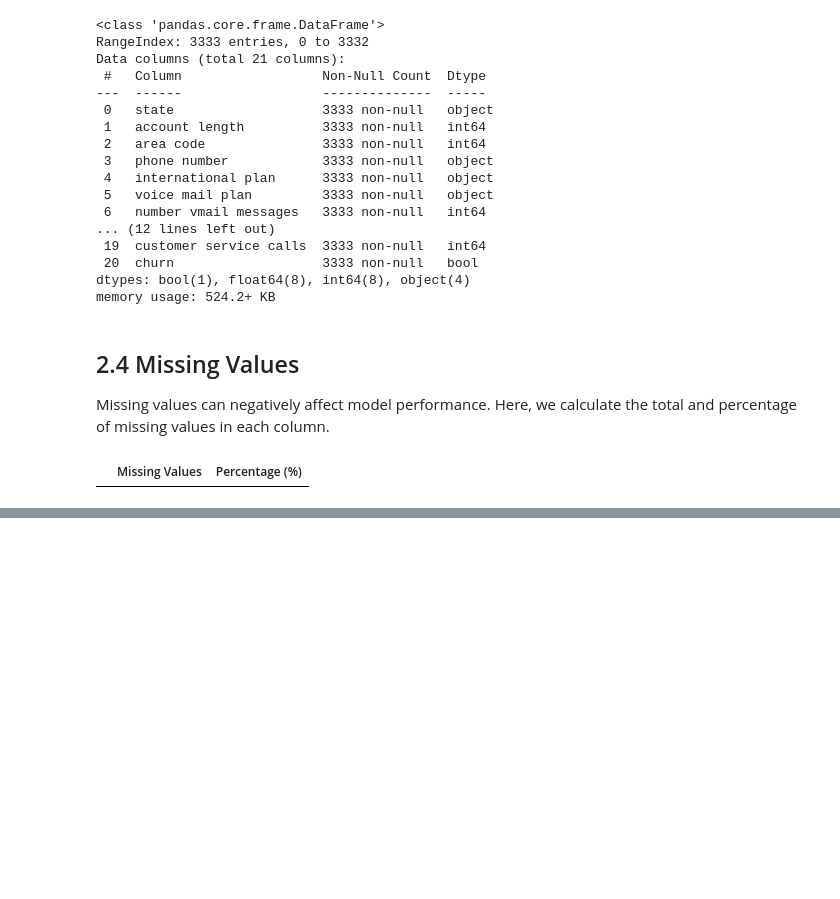
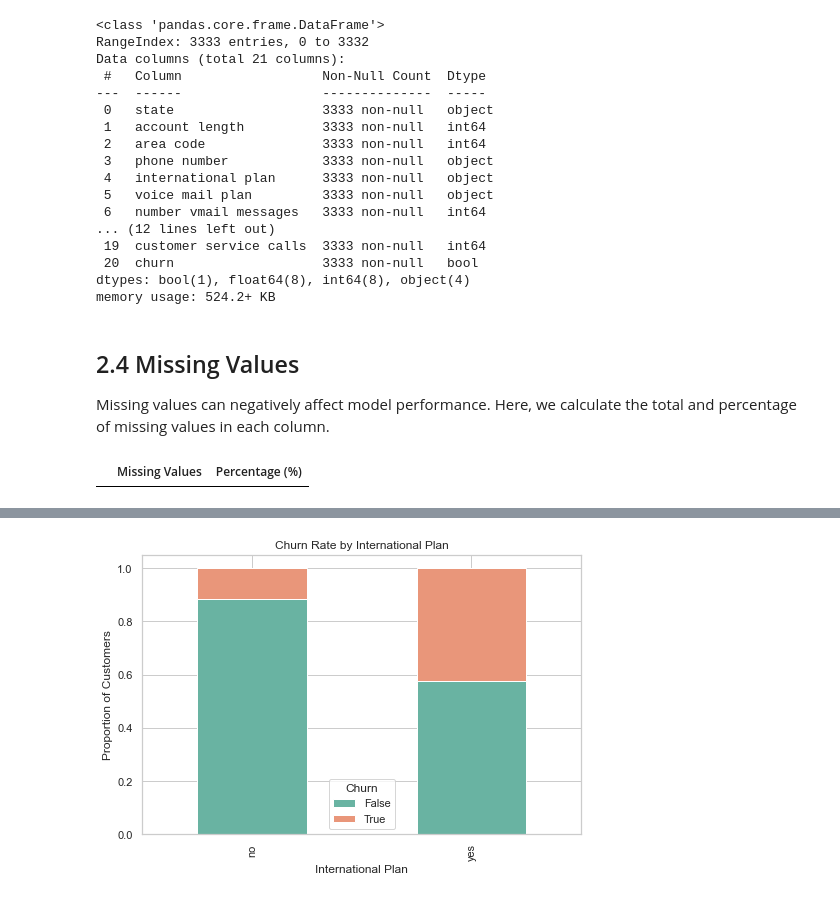
Before and after one commit to Lndanu/Customer-Churn-Intelligence, a Jupyter notebook: notebooks/Customer Churn .ipynb, the cells around one changed output, grey strips where cells are left out. Drawn from its saved outputs; the diff is of its cells as text; code cells hidden in the pictures; blank space fills up the shorter version.

```diff
--- a/notebooks/Customer Churn .ipynb
+++ b/notebooks/Customer Churn .ipynb
@@ -490,0 +235,17 @@ Correlation analysis helps us understand relationships between numerical feature
+# %%
+#Churn Rate by International Plan
+int_plan_churn = df.groupby(['international plan', 'churn']).size().unstack()
+
+# Normalize by row to get percentages
+int_plan_churn_percent = int_plan_churn.div(int_plan_churn.sum(axis=1), axis=0)
+
+# Plot
+int_plan_churn_percent.plot(kind='bar', stacked=True, figsize=(7,5), color=['#69b3a2', '#e9967a'])
+plt.title("Churn Rate by International Plan")
+plt.xlabel("International Plan")
+plt.ylabel("Proportion of Customers")
+plt.legend(title="Churn")
+plt.tight_layout()
+plt.show()
+# %% [output]
+[figure, added]
```
Also changed, not shown: parts of 50 cells of this notebook.
